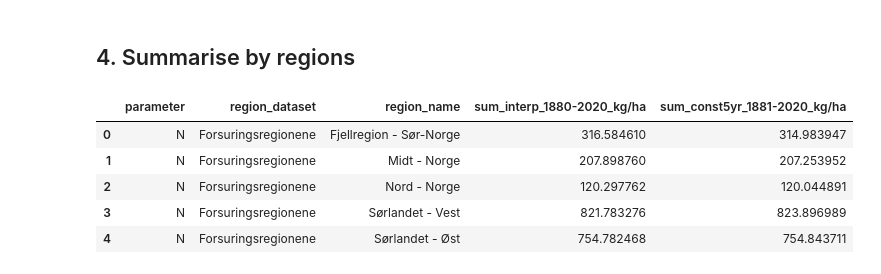
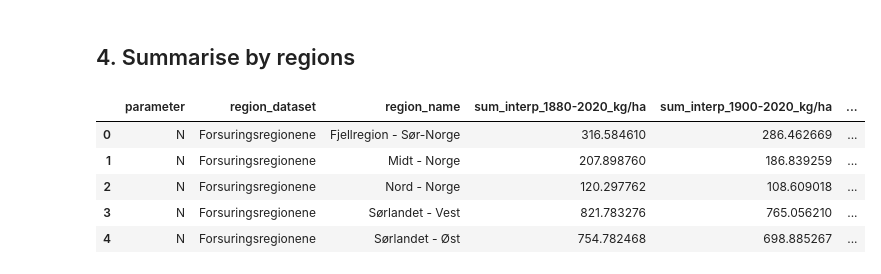
Before and after one commit to NIVANorge/accumulated_emep_deposition, a Jupyter notebook: code/accum_emep_dep.ipynb, the cells around one changed output. Drawn from its saved outputs; the diff is of its cells as text; code cells hidden in the pictures.

Commit message:
Add additional time periods

```diff
--- a/code/accum_emep_dep.ipynb
+++ b/code/accum_emep_dep.ipynb
@@ -16,3 +18,6 @@ Processing of EMEP depositon data for Heleen's 1000 Lakes manuscript. See e-mail
+# %%
+# Start year for periods of interest (all until 2020)
+periods = [1880, 1900, 1950, 1970, 1980, 1990, 2000]
 # %% [markdown]
 ## 1. Regions of interest
 
@@ -162,7 +167,7 @@ df = df.groupby(["cell_id", "param"]).sum().reset_index()
 
 del df["2030"], df["mfr2030"]
 
-# Alternative 1: Interpolate annual values
+# Interpolate annual values
 years = [str(i) for i in range(1880, 2021)]
 df_all_years = pd.DataFrame(columns=["cell_id", "param"] + years, dtype="float")
 df = pd.concat([df_all_years, df], axis="rows")
@@ -172,12 +177,11 @@ df = (
     .interpolate(axis="columns", method="linear")
     .reset_index()
 )
-df["sum_interp_1880-2020_kg/ha"] = 100 * 100 * df[years].sum(axis=1) / 1e6
 
-# Alternative 2: Assume dep constant in 5 year increments
-# i.e. assume value for 1880 represents 1876 - 1880 (so don't need to include 1880 below)
-years = [str(i) for i in range(1885, 2021, 5)]
-df["sum_const5yr_1881-2020_kg/ha"] = 5 * 100 * 100 * df[years].sum(axis=1) / 1e6
+# Sum totals for periods
+for st_yr in periods:
+    years = [str(i) for i in range(st_yr, 2021)]
+    df[f"sum_interp_{st_yr}-2020_kg/ha"] = 100 * 100 * df[years].sum(axis=1) / 1e6
 
 # Separate data for N and S
 s_df = df.query("param == 'S'").copy()
@@ -252,55 +256,51 @@ for par, dep_df in dep_dict.items():
         # Get polygon areas
         dep_gdf_cea["area_ha"] = dep_gdf_cea["geometry"].area / (100 * 100)
 
-        # Total dep per polygon
-        dep_gdf_cea["sum_interp_1880-2020_kg"] = (
-            dep_gdf_cea["sum_interp_1880-2020_kg/ha"] * dep_gdf_cea["area_ha"]
-        )
-        dep_gdf_cea["sum_const5yr_1881-2020_kg"] = (
-            dep_gdf_cea["sum_const5yr_1881-2020_kg/ha"] * dep_gdf_cea["area_ha"]
-        )
+        for st_yr in periods:
+            # Total dep per polygon
+            dep_gdf_cea[f"sum_interp_{st_yr}-2020_kg"] = (
+                dep_gdf_cea[f"sum_interp_{st_yr}-2020_kg/ha"] * dep_gdf_cea["area_ha"]
+            )
 
         # Totals for each region
         dep_gdf_cea = dep_gdf_cea.groupby("name").sum()
 
-        # Mean rates per region
-        dep_gdf_cea["sum_interp_1880-2020_kg/ha"] = (
-            dep_gdf_cea["sum_interp_1880-2020_kg"] / dep_gdf_cea["area_ha"]
-        )
-        dep_gdf_cea["sum_const5yr_1881-2020_kg/ha"] = (
-            dep_gdf_cea["sum_const5yr_1881-2020_kg"] / dep_gdf_cea["area_ha"]
-        )
+        for st_yr in periods:
+            # Mean rates per region
+            dep_gdf_cea[f"sum_interp_{st_yr}-2020_kg/ha"] = (
+                dep_gdf_cea[f"sum_interp_{st_yr}-2020_kg"] / dep_gdf_cea["area_ha"]
+            )
 
         # Add par name and region
         dep_gdf_cea["parameter"] = par.upper()
         if reg == "for":
             reg_name = "Forsuringsregionene"
         else:
             reg_name = "Heleen_aggregated"
         dep_gdf_cea["region_dataset"] = reg_name
 
+        cols = [f"sum_interp_{st_yr}-2020_kg/ha" for st_yr in periods]
         dep_gdf_cea = dep_gdf_cea.reset_index()[
             [
                 "parameter",
                 "region_dataset",
                 "name",
-                "sum_interp_1880-2020_kg/ha",
-                "sum_const5yr_1881-2020_kg/ha",
             ]
+            + cols
         ]
         dep_gdf_cea.rename({"name": "region_name"}, inplace=True, axis="columns")
 
         df_list.append(dep_gdf_cea)
 
 res_df = pd.concat(df_list, axis="rows")
 
 out_csv = r"../output/accum_n_s_dep_by region.csv"
 res_df.to_csv(out_csv, index=False)
 res_df.head()
 # %% [output]
-|  | parameter | region_dataset | region_name | sum_interp_1880-2020_kg/ha | sum_const5yr_1881-2020_kg/ha |
-| 0 | N | Forsuringsregionene | Fjellregion - Sør-Norge | 316.584610 | 314.983947 |
-| 1 | N | Forsuringsregionene | Midt - Norge | 207.898760 | 207.253952 |
-| 2 | N | Forsuringsregionene | Nord - Norge | 120.297762 | 120.044891 |
-| 3 | N | Forsuringsregionene | Sørlandet - Vest | 821.783276 | 823.896989 |
-| 4 | N | Forsuringsregionene | Sørlandet - Øst | 754.782468 | 754.843711 |
+|  | parameter | region_dataset | region_name | sum_interp_1880-2020_kg/ha | sum_interp_1900-2020_kg/ha | ... |
+| 0 | N | Forsuringsregionene | Fjellregion - Sør-Norge | 316.584610 | 286.462669 | ... |
+| 1 | N | Forsuringsregionene | Midt - Norge | 207.898760 | 186.839259 | ... |
+| 2 | N | Forsuringsregionene | Nord - Norge | 120.297762 | 108.609018 | ... |
+| 3 | N | Forsuringsregionene | Sørlandet - Vest | 821.783276 | 765.056210 | ... |
+| 4 | N | Forsuringsregionene | Sørlandet - Øst | 754.782468 | 698.885267 | ... |
```
Also changed, not shown: parts of 2 cells of this notebook, 1 other file.
